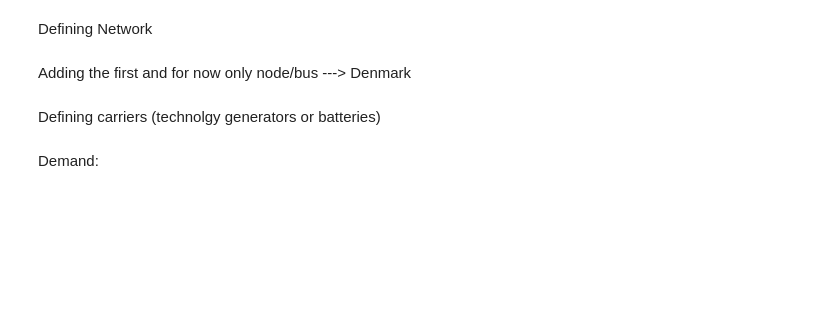
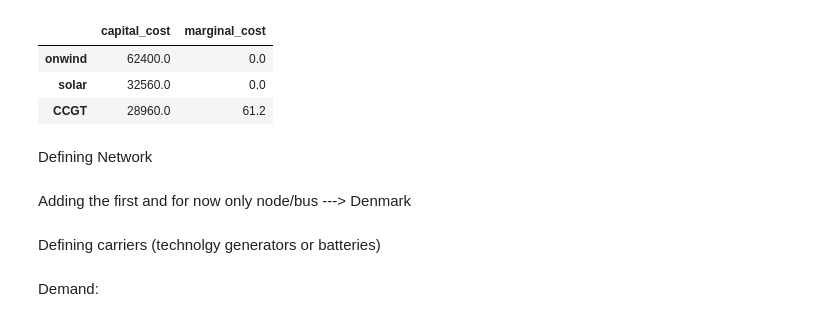
Before and after one commit to KenzoDTU/Integrated-Energy-Grids-A1G21, a Jupyter notebook: Part_1.ipynb, the cells around one changed output. Cells and saved outputs as stored; diff of their text form; code cells hidden in the pictures; blank space fills up the shorter version.

```diff
--- a/Part_1.ipynb
+++ b/Part_1.ipynb
@@ -6,3 +12,19 @@ import pypsa
+# %%
+data = {
+
+    "capital_cost": [1560000/25, 814000/25, 724000/25],      # $/MW/a
+    "marginal_cost": [0.0, 0.0, 61.2]            # $/MWh
+}
+
+# Creazione del DataFrame
+costs = pd.DataFrame(data, index=["onwind", "solar", "CCGT"])
+
+costs.head()
+# %% [output]
+|  | capital_cost | marginal_cost |
+| onwind | 62400.0 | 0.0 |
+| solar | 32560.0 | 0.0 |
+| CCGT | 28960.0 | 61.2 |
 # %% [markdown]
 Defining Network
 # %%
```
Also changed, not shown: parts of 20 cells of this notebook, 7 other files.
